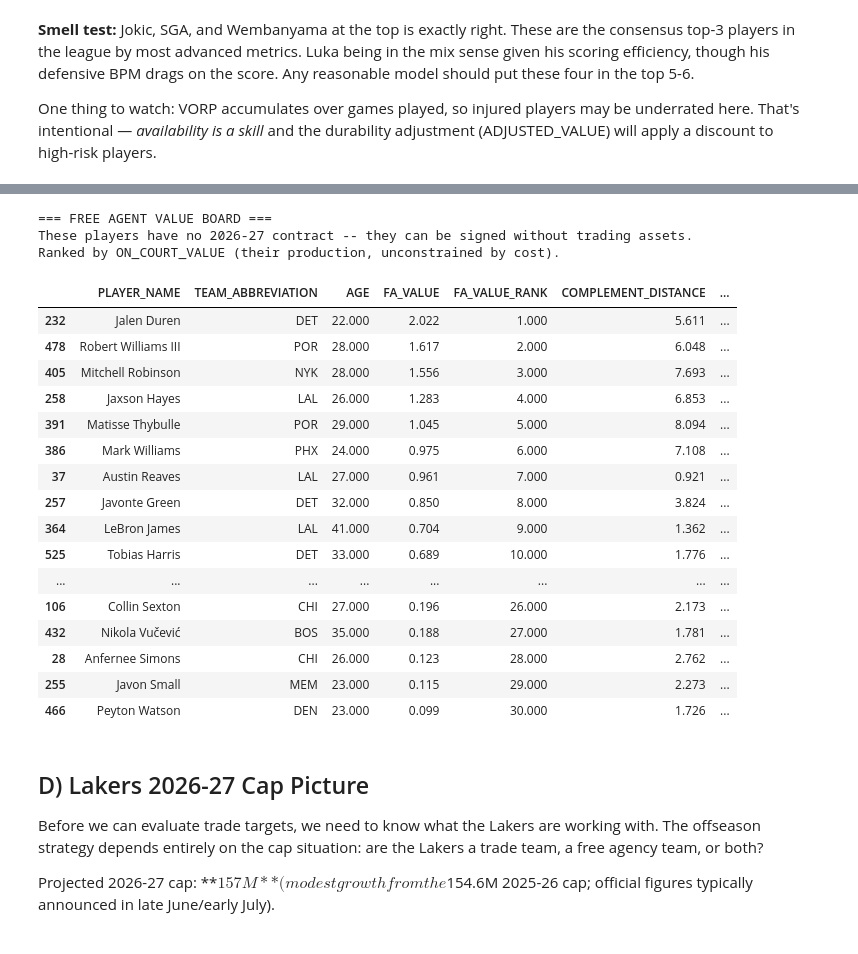
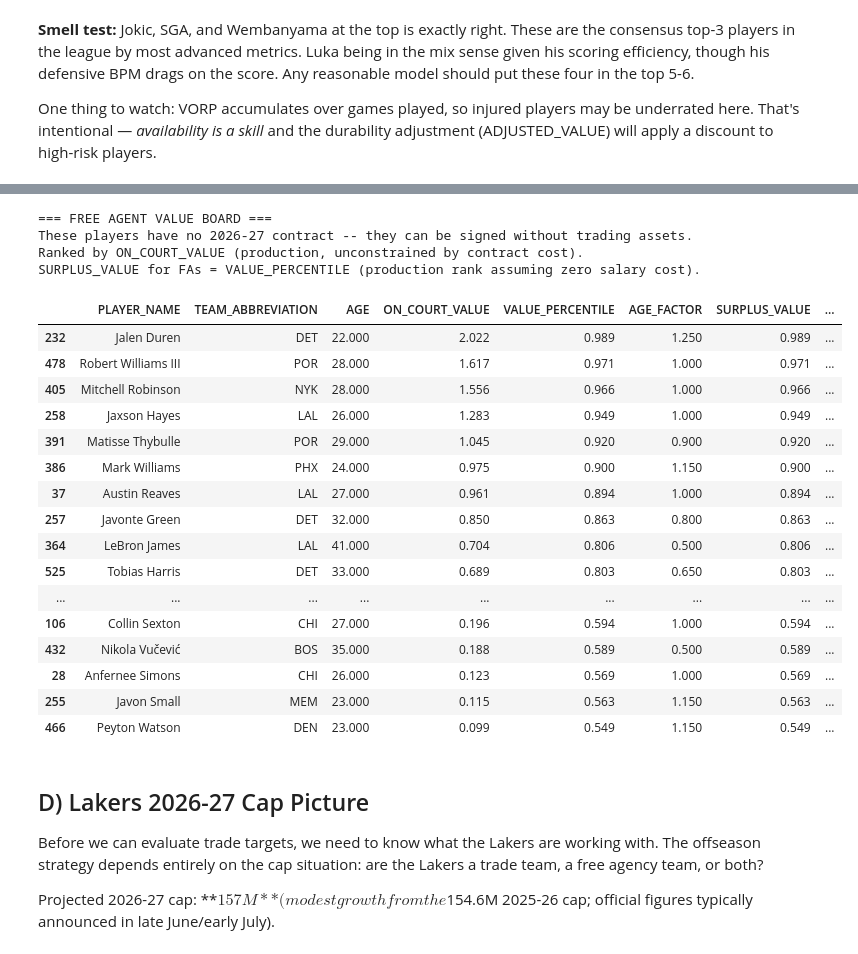
Before and after one commit to suveer-dhawan/lakers-trade-engine, a Jupyter notebook: notebooks/04_player_valuation.ipynb, the cells around one changed output, grey strips where cells are left out. Saved outputs shown, nothing was run; the diff lists cells and outputs as text; code cells hidden in the pictures.

```diff
--- a/notebooks/04_player_valuation.ipynb
+++ b/notebooks/04_player_valuation.ipynb
@@ -337,36 +339,39 @@ Surplus methodology: regression-based (EXPECTED_SALARY - ACTUAL_SALARY)
 # %%
 # Free Agent Value Board
 print('=== FREE AGENT VALUE BOARD ===')
 print('These players have no 2026-27 contract -- they can be signed without trading assets.')
-print('Ranked by ON_COURT_VALUE (their production, unconstrained by cost).')
+print('Ranked by ON_COURT_VALUE (production, unconstrained by contract cost).')
+print('SURPLUS_VALUE for FAs = VALUE_PERCENTILE (production rank assuming zero salary cost).')
 print()
 
-fa_cols = ['PLAYER_NAME', 'TEAM_ABBREVIATION', 'AGE', 'FA_VALUE', 'FA_VALUE_RANK',
-           'COMPLEMENT_DISTANCE', 'ROLL_GRAVITY_SCORE']
+fa_cols = ['PLAYER_NAME', 'TEAM_ABBREVIATION', 'AGE', 'ON_COURT_VALUE',
+           'VALUE_PERCENTILE', 'AGE_FACTOR', 'SURPLUS_VALUE',
+           'BEST_ARCHETYPE', 'ROLL_GRAVITY_SCORE']
 fa_avail = [c for c in fa_cols if c in df.columns]
-fa_board = df[df['IS_FREE_AGENT'] & df['FA_VALUE'].notna()].nlargest(30, 'FA_VALUE')[fa_avail]
+fa_board = df[df['IS_FREE_AGENT'] & df['ON_COURT_VALUE'].notna()].nlargest(30, 'ON_COURT_VALUE')[fa_avail]
 fa_board
 # %% [output]
 === FREE AGENT VALUE BOARD ===
 These players have no 2026-27 contract -- they can be signed without trading assets.
-Ranked by ON_COURT_VALUE (their production, unconstrained by cost).
+Ranked by ON_COURT_VALUE (production, unconstrained by contract cost).
+SURPLUS_VALUE for FAs = VALUE_PERCENTILE (production rank assuming zero salary cost).
-|  | PLAYER_NAME | TEAM_ABBREVIATION | AGE | FA_VALUE | FA_VALUE_RANK | COMPLEMENT_DISTANCE | ... |
-| 232 | Jalen Duren | DET | 22.000 | 2.022 | 1.000 | 5.611 | ... |
-| 478 | Robert Williams III | POR | 28.000 | 1.617 | 2.000 | 6.048 | ... |
-| 405 | Mitchell Robinson | NYK | 28.000 | 1.556 | 3.000 | 7.693 | ... |
-| 258 | Jaxson Hayes | LAL | 26.000 | 1.283 | 4.000 | 6.853 | ... |
-| 391 | Matisse Thybulle | POR | 29.000 | 1.045 | 5.000 | 8.094 | ... |
-| 386 | Mark Williams | PHX | 24.000 | 0.975 | 6.000 | 7.108 | ... |
-| 37 | Austin Reaves | LAL | 27.000 | 0.961 | 7.000 | 0.921 | ... |
-| 257 | Javonte Green | DET | 32.000 | 0.850 | 8.000 | 3.824 | ... |
-| 364 | LeBron James | LAL | 41.000 | 0.704 | 9.000 | 1.362 | ... |
-| 525 | Tobias Harris | DET | 33.000 | 0.689 | 10.000 | 1.776 | ... |
-| ... | ... | ... | ... | ... | ... | ... | ... |
-| 106 | Collin Sexton | CHI | 27.000 | 0.196 | 26.000 | 2.173 | ... |
-| 432 | Nikola Vučević | BOS | 35.000 | 0.188 | 27.000 | 1.781 | ... |
-| 28 | Anfernee Simons | CHI | 26.000 | 0.123 | 28.000 | 2.762 | ... |
-| 255 | Javon Small | MEM | 23.000 | 0.115 | 29.000 | 2.273 | ... |
-| 466 | Peyton Watson | DEN | 23.000 | 0.099 | 30.000 | 1.726 | ... |
+|  | PLAYER_NAME | TEAM_ABBREVIATION | AGE | ON_COURT_VALUE | VALUE_PERCENTILE | AGE_FACTOR | SURPLUS_VALUE | ... |
+| 232 | Jalen Duren | DET | 22.000 | 2.022 | 0.989 | 1.250 | 0.989 | ... |
+| 478 | Robert Williams III | POR | 28.000 | 1.617 | 0.971 | 1.000 | 0.971 | ... |
+| 405 | Mitchell Robinson | NYK | 28.000 | 1.556 | 0.966 | 1.000 | 0.966 | ... |
+| 258 | Jaxson Hayes | LAL | 26.000 | 1.283 | 0.949 | 1.000 | 0.949 | ... |
+| 391 | Matisse Thybulle | POR | 29.000 | 1.045 | 0.920 | 0.900 | 0.920 | ... |
+| 386 | Mark Williams | PHX | 24.000 | 0.975 | 0.900 | 1.150 | 0.900 | ... |
+| 37 | Austin Reaves | LAL | 27.000 | 0.961 | 0.894 | 1.000 | 0.894 | ... |
+| 257 | Javonte Green | DET | 32.000 | 0.850 | 0.863 | 0.800 | 0.863 | ... |
+| 364 | LeBron James | LAL | 41.000 | 0.704 | 0.806 | 0.500 | 0.806 | ... |
+| 525 | Tobias Harris | DET | 33.000 | 0.689 | 0.803 | 0.650 | 0.803 | ... |
+| ... | ... | ... | ... | ... | ... | ... | ... | ... |
+| 106 | Collin Sexton | CHI | 27.000 | 0.196 | 0.594 | 1.000 | 0.594 | ... |
+| 432 | Nikola Vučević | BOS | 35.000 | 0.188 | 0.589 | 0.500 | 0.589 | ... |
+| 28 | Anfernee Simons | CHI | 26.000 | 0.123 | 0.569 | 1.000 | 0.569 | ... |
+| 255 | Javon Small | MEM | 23.000 | 0.115 | 0.563 | 1.150 | 0.563 | ... |
+| 466 | Peyton Watson | DEN | 23.000 | 0.099 | 0.549 | 1.150 | 0.549 | ... |
 # %% [markdown]
 ## D) Lakers 2026-27 Cap Picture
 
```
Also changed, not shown: parts of 37 cells of this notebook, 4 other files.
